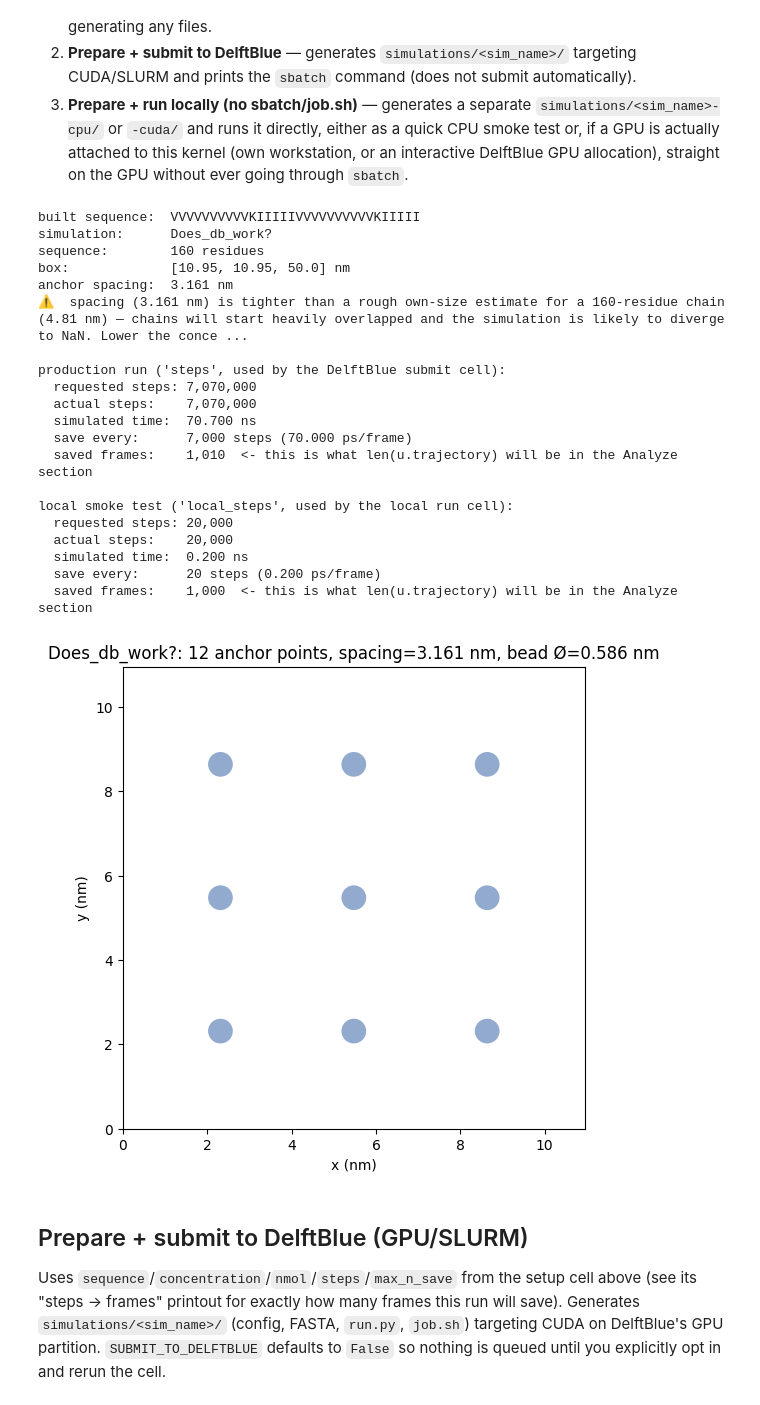
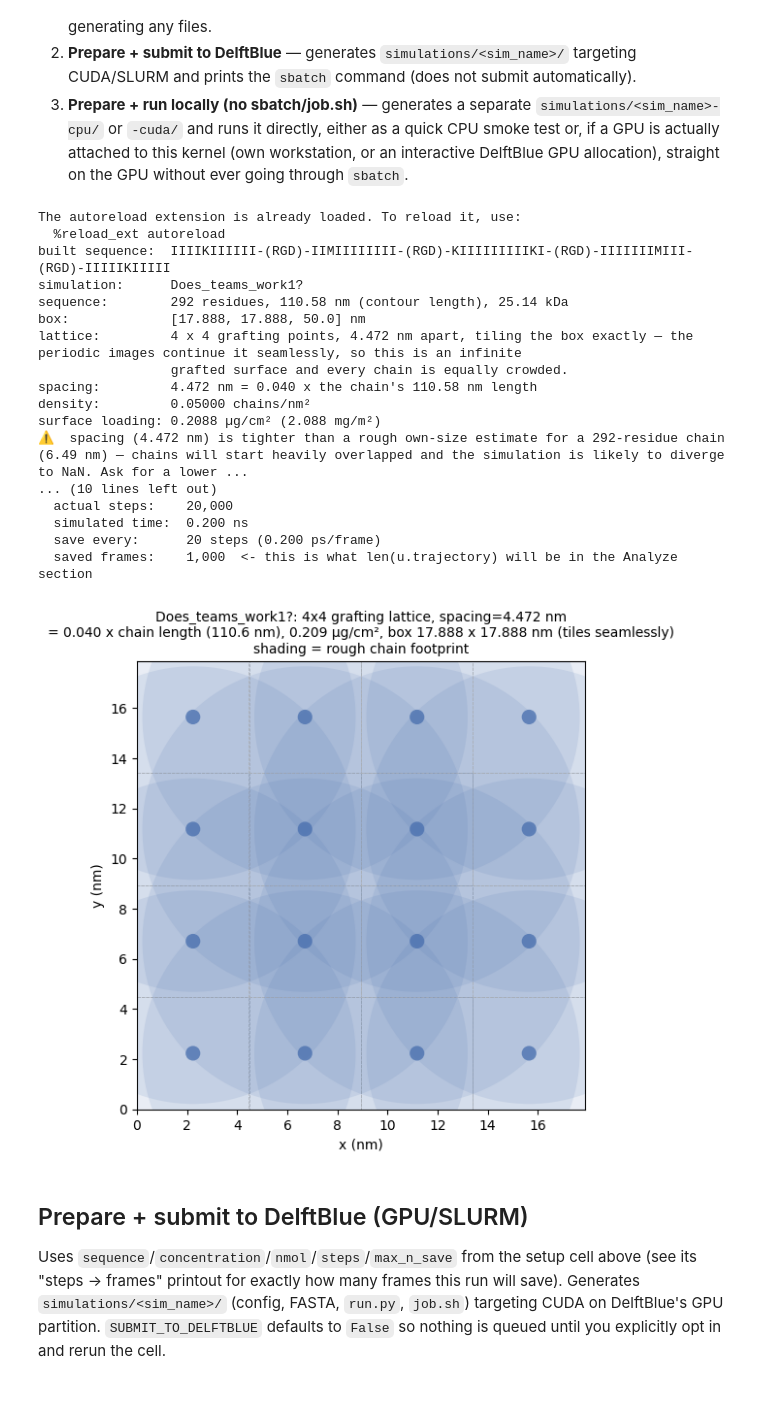
Before and after one commit to Delft-iGEM/ELP-Simulations, a Jupyter notebook: analyze.ipynb, the cells around one changed output. Saved outputs shown, nothing was run; the diff lists cells and outputs as text; code cells hidden in the pictures.

Commit message:
Extra simulations

```diff
--- a/analyze.ipynb
+++ b/analyze.ipynb
@@ -43,7 +43,7 @@ from tools.new_simulation import (
 )
 
 # ---- Inputs --------------------------------------------------------------
-sim_name = "Does_db_work?"                        # simulations/<sim_name>/ — reused by every cell below
+sim_name = "Does_teams_work1?"                        # simulations/<sim_name>/ — reused by every cell below
 
 USE_ELP_BUILDER = 1  # True: build `sequence` from `components` below via tools.elibpy; False: use the raw string
 
@@ -54,12 +54,15 @@ sequence = "VPGVGVPGVGVPGVGVPGVGVPGVGVPGVG"     # single-letter AAs
 #   "<letter><count>"  -> that many VPG<letter>G repeats, e.g. "V5" -> VPGVGVPGVGVPGVGVPGVGVPGVG
 #   "(FRAGMENT)"        -> literal sequence fragment, inserted as-is
 components = [
-    ("V10", "VPGVG repeat"),
-    ("K1", "lvpgkg"),
-    ("I5", "VPGIG repeat"),
-    ("V10", "VPGVG repeat"),
-    ("K1", "lvpgkg"),
-    ("I5", "VPGIG repeat"),
+    ("I4",  "VPGIG"), ("K1", "VPGKG"), ("I6",  "VPGIG"),
+    ("(RGD)", "RGD"),
+    ("I2",  "VPGIG"), ("M1", "VPGMG"), ("I8",  "VPGIG"),
+    ("(RGD)", "RGD"),
+    ("K1",  "VPGKG"), ("I9", "VPGIG"), ("K1",  "VPGKG"), ("I1", "VPGIG"),
+    ("(RGD)", "RGD"),
+    ("I7",  "VPGIG"), ("M1", "VPGMG"), ("I3",  "VPGIG"),
+    ("(RGD)", "RGD"),
+    ("I5",  "VPGIG"), ("K1", "VPGKG"), ("I5",  "VPGIG"),
 ]
 
 if USE_ELP_BUILDER:
@@ -80,14 +83,14 @@ if USE_ELP_BUILDER:
 #                       long weighs twice as much, so it is grafted sqrt(2)
 #                       further apart — use this to compare different lengths
 #                       at equal surface loading.
-concentration = 0.1                             # ELP chains / nm^2, or None
+concentration = 0.05                             # ELP chains / nm^2, or None
 spacing_fraction = None                         # fraction of the chain length, or None
 mass_concentration = None                       # ug/cm^2 of grafted polymer, or None
 length_measure = "contour"                      # what spacing_fraction is a fraction of:
                                                 #   "contour" — fully extended, 0.38 nm/bond
                                                 #   "coil"    — random-walk size, 0.38*sqrt(N)
 
-nmol = 12                                       # number of ELP molecules
+nmol = 16                                       # number of ELP molecules
 
 # Step counts — the single source of truth used by every cell below (DelftBlue submit
 # and local run both read `steps`/`local_steps` from here instead of redefining them).
@@ -176,50 +179,47 @@ _print_step_plan("local smoke test ('local_steps', used by the local run cell)",
 # Same positions the generated prepare.py places molecules at: row-major over
 # the nx x ny lattice, each chain at the centre of its own spacing x spacing
 # cell. The box is exactly nx*spacing by ny*spacing, so the images tile without
 # a seam — the dashed cells continue identically beyond every edge.
 centers = np.array(lattice_positions(nmol, plan.spacing))
 
 fig, ax = plt.subplots(figsize=(6, 6 * plan.l_box_y / plan.l_box_x))
 for x, y in centers:
     ax.add_patch(plt.Rectangle((x - plan.spacing / 2, y - plan.spacing / 2), plan.spacing, plan.spacing,
                                fill=False, edgecolor="#bbbbbb", linestyle="--", linewidth=0.6))
     ax.add_patch(Circle((x, y), radius=plan.min_sane_spacing, facecolor="#4c72b0",
                         edgecolor="none", alpha=0.12))
 for x, y in centers:
     ax.add_patch(Circle((x, y), radius=anchor_sigma / 2, facecolor="#4c72b0", edgecolor="none", alpha=0.8))
 ax.set_xlim(0, plan.l_box_x)
 ax.set_ylim(0, plan.l_box_y)
 ax.set_aspect("equal")
 ax.set_xlabel("x (nm)")
 ax.set_ylabel("y (nm)")
 ax.set_title(f"{sim_name}: {plan.nx}x{plan.ny} grafting lattice, spacing={plan.spacing} nm\n"
              f"= {plan.achieved_spacing_fraction:.3f} x chain length ({plan.chain_length:.1f} nm), "
              f"{plan.achieved_mass_concentration:.3f} µg/cm², "
              f"box {plan.l_box_x} x {plan.l_box_y} nm (tiles seamlessly)\n"
              f"shading = rough chain footprint", fontsize=10)
 plt.show()
 # %% [output]
-built sequence:  VVVVVVVVVVKIIIIIVVVVVVVVVVKIIIII
-simulation:      Does_db_work?
-sequence:        160 residues
-box:             [10.95, 10.95, 50.0] nm
-anchor spacing:  3.161 nm
-⚠  spacing (3.161 nm) is tighter than a rough own-size estimate for a 160-residue chain (4.81 nm) — chains will start heavily overlapped and the simulation is likely to diverge to NaN. Lower the conce ...
-
-production run ('steps', used by the DelftBlue submit cell):
-  requested steps: 7,070,000
-  actual steps:    7,070,000
-  simulated time:  70.700 ns
-  save every:      7,000 steps (70.000 ps/frame)
-  saved frames:    1,010  <- this is what len(u.trajectory) will be in the Analyze section
-
-local smoke test ('local_steps', used by the local run cell):
-  requested steps: 20,000
+The autoreload extension is already loaded. To reload it, use:
+  %reload_ext autoreload
+built sequence:  IIIIKIIIIII-(RGD)-IIMIIIIIIII-(RGD)-KIIIIIIIIIKI-(RGD)-IIIIIIIMIII-(RGD)-IIIIIKIIIII
+simulation:      Does_teams_work1?
+sequence:        292 residues, 110.58 nm (contour length), 25.14 kDa
+box:             [17.888, 17.888, 50.0] nm
+lattice:         4 x 4 grafting points, 4.472 nm apart, tiling the box exactly — the periodic images continue it seamlessly, so this is an infinite
+                 grafted surface and every chain is equally crowded.
+spacing:         4.472 nm = 0.040 x the chain's 110.58 nm length
+density:         0.05000 chains/nm²
+surface loading: 0.2088 µg/cm² (2.088 mg/m²)
+⚠  spacing (4.472 nm) is tighter than a rough own-size estimate for a 292-residue chain (6.49 nm) — chains will start heavily overlapped and the simulation is likely to diverge to NaN. Ask for a lower ...
+... (10 lines left out)
   actual steps:    20,000
   simulated time:  0.200 ns
   save every:      20 steps (0.200 ps/frame)
   saved frames:    1,000  <- this is what len(u.trajectory) will be in the Analyze section
-[figure, old version]
+[figure, new version]
 # %% [markdown]
 ## Prepare + submit to DelftBlue (GPU/SLURM)
 
```
Also changed, not shown: parts of 3 cells of this notebook, 8 other files.
